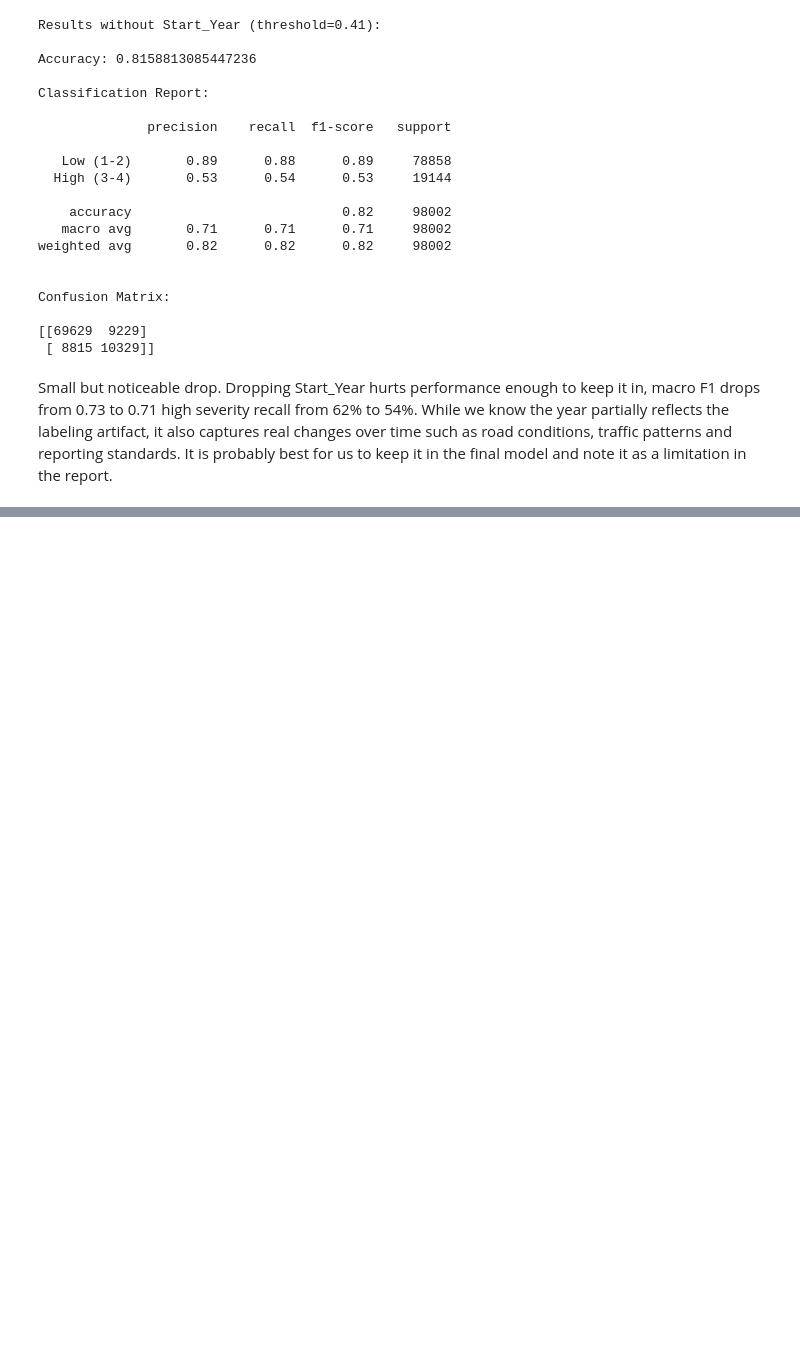
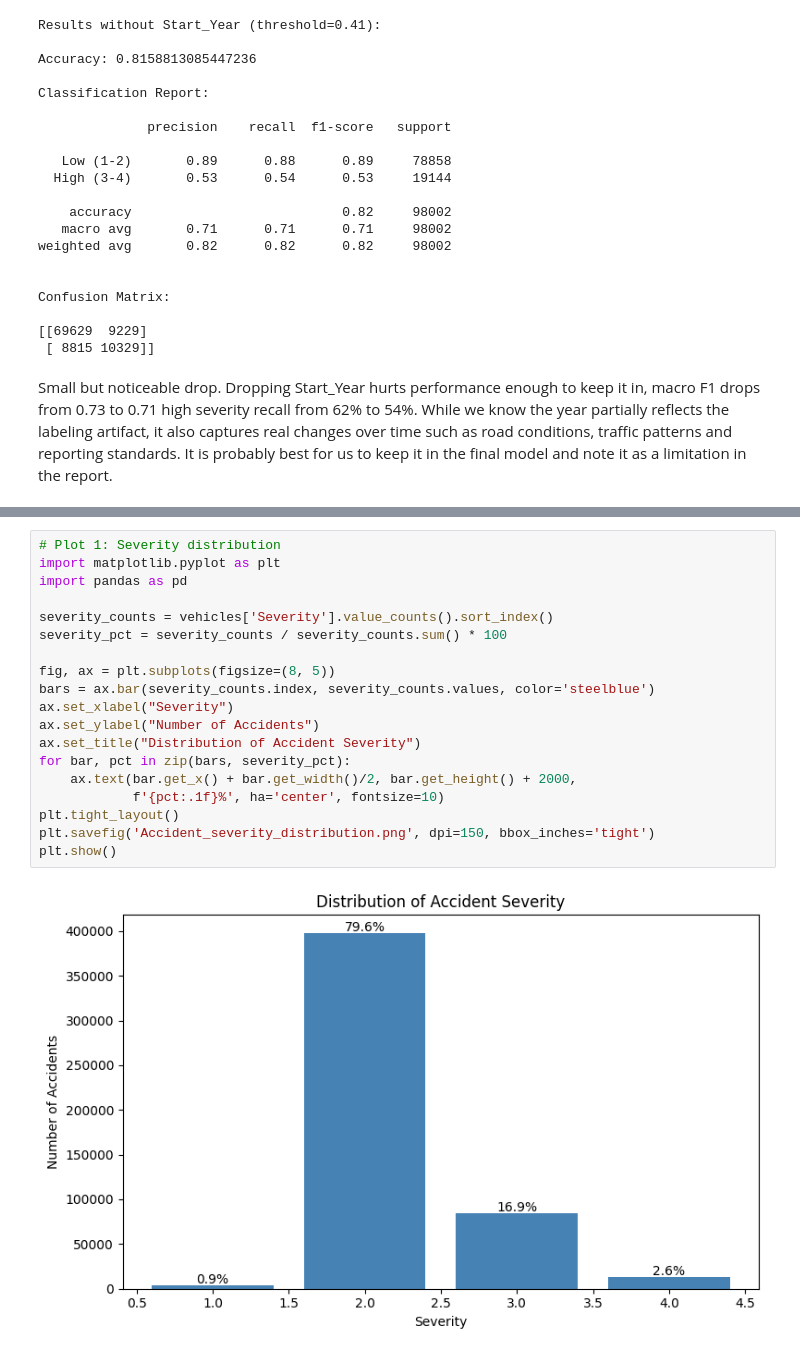
Before and after one commit to Grimur12/Data, a Jupyter notebook: Project/Project v2.ipynb, the cells around one changed output, grey strips where cells are left out. Drawn from its saved outputs; the diff is of its cells as text; blank space fills up the shorter version.

```diff
--- a/Project/Project v2.ipynb
+++ b/Project/Project v2.ipynb
@@ -1158,0 +1198,21 @@ Small but noticeable drop. Dropping Start_Year hurts performance enough to keep
+# %%
+# Plot 1: Severity distribution
+import matplotlib.pyplot as plt
+import pandas as pd
+
+severity_counts = vehicles['Severity'].value_counts().sort_index()
+severity_pct = severity_counts / severity_counts.sum() * 100
+
+fig, ax = plt.subplots(figsize=(8, 5))
+bars = ax.bar(severity_counts.index, severity_counts.values, color='steelblue')
+ax.set_xlabel("Severity")
+ax.set_ylabel("Number of Accidents")
+ax.set_title("Distribution of Accident Severity")
+for bar, pct in zip(bars, severity_pct):
+    ax.text(bar.get_x() + bar.get_width()/2, bar.get_height() + 2000,
+            f'{pct:.1f}%', ha='center', fontsize=10)
+plt.tight_layout()
+plt.savefig('Accident_severity_distribution.png', dpi=150, bbox_inches='tight')
+plt.show()
+# %% [output]
+[figure, added]
```
Also changed, not shown: parts of 6 cells of this notebook.
